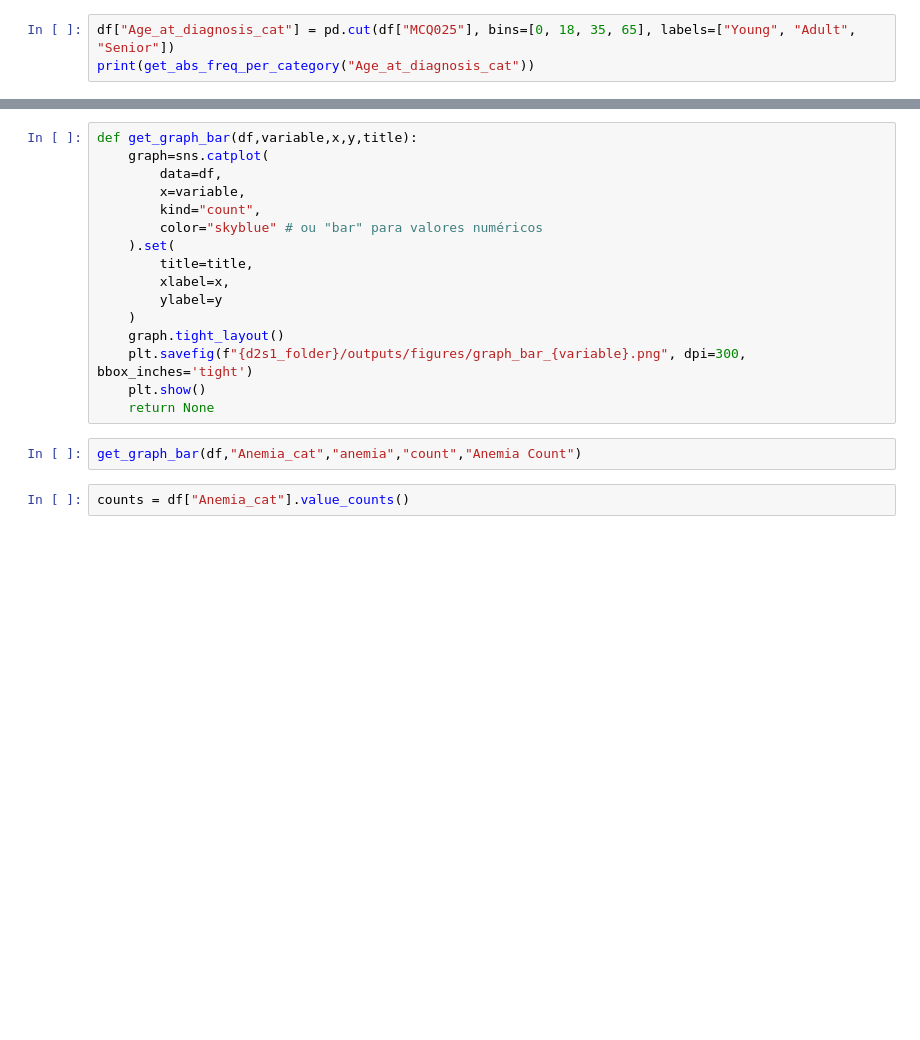
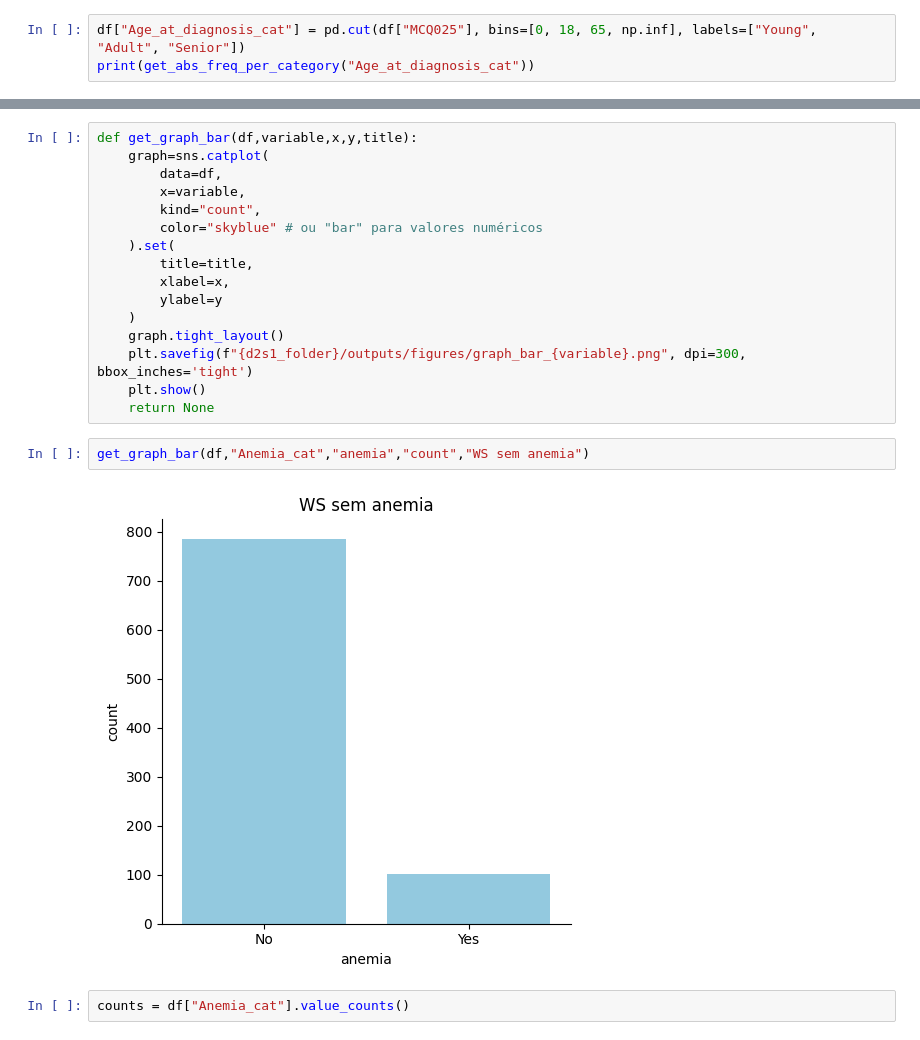
Before and after one commit to SauDInoB/PCDS2026WS, a Jupyter notebook: d2s1/scripts/recoding_and_descriptive.ipynb, the cells around one changed output, grey strips where cells are left out. Saved outputs shown, nothing was run; the diff lists cells and outputs as text; blank space fills up the shorter version.

```diff
--- a/d2s1/scripts/recoding_and_descriptive.ipynb
+++ b/d2s1/scripts/recoding_and_descriptive.ipynb
@@ -106,5 +157,5 @@ for column in df.columns:
 # %% [markdown]
 create a new categorical variable from cutpoints
 # %%
-df["Age_at_diagnosis_cat"] = pd.cut(df["MCQ025"], bins=[0, 18, 35, 65], labels=["Young", "Adult", "Senior"])
+df["Age_at_diagnosis_cat"] = pd.cut(df["MCQ025"], bins=[0, 18, 65, np.inf], labels=["Young", "Adult", "Senior"])
 print(get_abs_freq_per_category("Age_at_diagnosis_cat"))
@@ -170,7 +238,9 @@ def get_graph_bar(df,variable,x,y,title):
     plt.show()
     return None
 # %%
-get_graph_bar(df,"Anemia_cat","anemia","count","Anemia Count")
+get_graph_bar(df,"Anemia_cat","anemia","count","WS sem anemia")
+# %% [output]
+[figure, added]
 # %%
 counts = df["Anemia_cat"].value_counts()
 # %%
```
Also changed, not shown: parts of 15 cells of this notebook, 13 other files.
